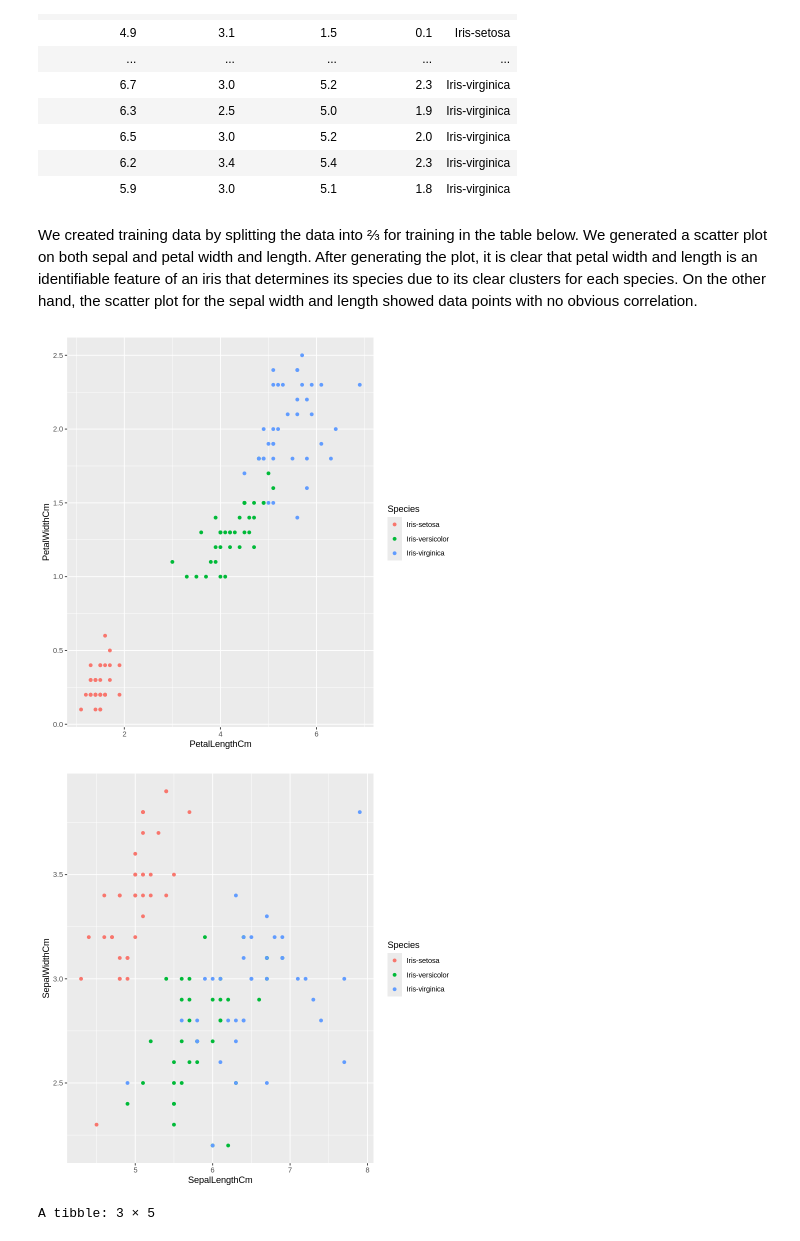
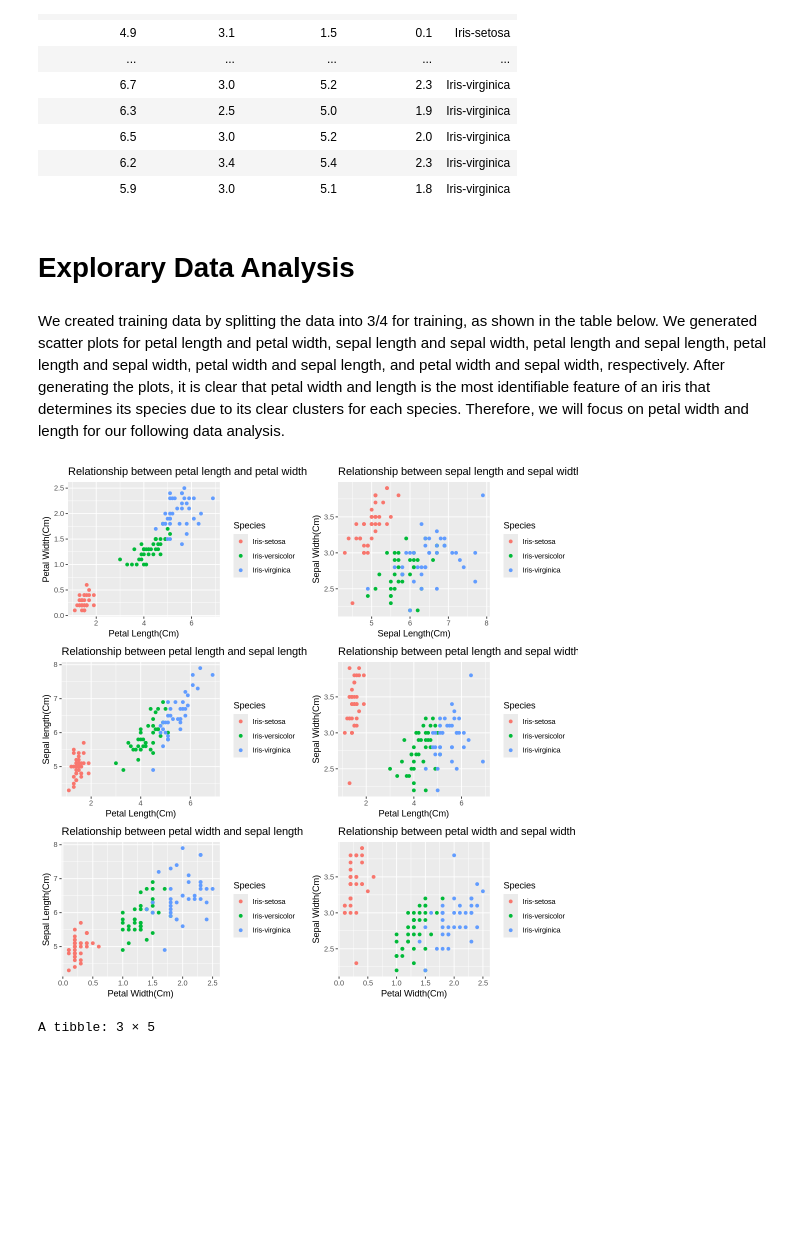
Before and after one commit to lucaschan117/dsci-100-002-group36, a Jupyter notebook: Iris_Project.ipynb, the cells around one changed output. Cells and saved outputs as stored; diff of their text form; code cells hidden in the pictures; blank space fills up the shorter version.

```diff
--- a/Iris_Project.ipynb
+++ b/Iris_Project.ipynb
@@ -62,8 +47,10 @@ A tibble: 150 × 5
 | 6.5 | 3.0 | 5.2 | 2.0 | Iris-virginica |
 | 6.2 | 3.4 | 5.4 | 2.3 | Iris-virginica |
 | 5.9 | 3.0 | 5.1 | 1.8 | Iris-virginica |
+# %% [markdown]
+# Explorary Data Analysis
 # %% [markdown]
-We created training data by splitting the data into ⅔ for training in the table below. We generated a scatter plot on both sepal and petal width and length. After generating the plot, it is clear that petal width and length is an identifiable feature of an iris that determines its species due to its clear clusters for each species. On the other hand, the scatter plot for the sepal width and length showed data points with no obvious correlation.
+We created training data by splitting the data into 3/4 for training, as shown in the table below. We generated scatter plots for petal length and petal width, sepal length and sepal width, petal length and sepal length, petal length and sepal width, petal width and sepal length, and petal width and sepal width, respectively. After generating the plots, it is clear that petal width and length is the most identifiable feature of an iris that determines its species due to its clear clusters for each species. Therefore, we will focus on petal width and length for our following data analysis.
 # %%
 set.seed(4444)
 iris_split <- initial_split(iris, prop = .75, strata = Species)
@@ -75,16 +59,39 @@ iris_validation <- testing(training_split)
 # %%
 iris_plot <- iris_train |>
     ggplot(aes(x = PetalLengthCm, y = PetalWidthCm, color = Species)) +
-    geom_point()
+    geom_point() +
+    labs(x = "Petal Length(Cm)", y = "Petal Width(Cm)") +
+    ggtitle("Relationship between petal length and petal width ")
 iris_plot2 <- iris_train |>
     ggplot(aes(x = SepalLengthCm, y = SepalWidthCm, color = Species)) +
-    geom_point()
+    geom_point() +
+    labs(x = "Sepal Length(Cm)", y = "Sepal Width(Cm)") +
+    ggtitle("Relationship between sepal length and sepal width ")
+iris_plot3 <- iris_train |>
+    ggplot(aes(x = PetalLengthCm, y = SepalLengthCm, color = Species)) +
+    geom_point() +
+    labs(x = "Petal Length(Cm)", y = "Sepal length(Cm)") +
+    ggtitle("Relationship between petal length and sepal length ")
+iris_plot4 <- iris_train |>
+    ggplot(aes(x = PetalLengthCm, y = SepalWidthCm, color = Species)) +
+    geom_point() +
+    labs(x = "Petal Length(Cm)", y = "Sepal Width(Cm)") +
+    ggtitle("Relationship between petal length and sepal width ")
+iris_plot5 <- iris_train |>
+    ggplot(aes(x = PetalWidthCm, y = SepalLengthCm, color = Species)) +
+    geom_point() +
+    labs(x = "Petal Width(Cm)", y = "Sepal Length(Cm)") +
+    ggtitle("Relationship between petal width and sepal length ")
+iris_plot6 <- iris_train |>
+    ggplot(aes(x = PetalWidthCm, y = SepalWidthCm, color = Species)) +
+    geom_point() +
+    labs(x = "Petal Width(Cm)", y = "Sepal Width(Cm)") +
+    ggtitle("Relationship between petal width and sepal width ")
 
-iris_plot
-iris_plot2
+options(repr.plot.width = 9, repr.plot.height = 9)
+plot_grid(iris_plot,iris_plot2,iris_plot3,iris_plot4,iris_plot5,iris_plot6, ncol = 2)
 # %% [output]
-[figure, old version]
+[figure, new version]
-[figure, removed]
 # %%
 iris_train |>
     group_by(Species) |>
```
Also changed, not shown: parts of 28 cells of this notebook.
